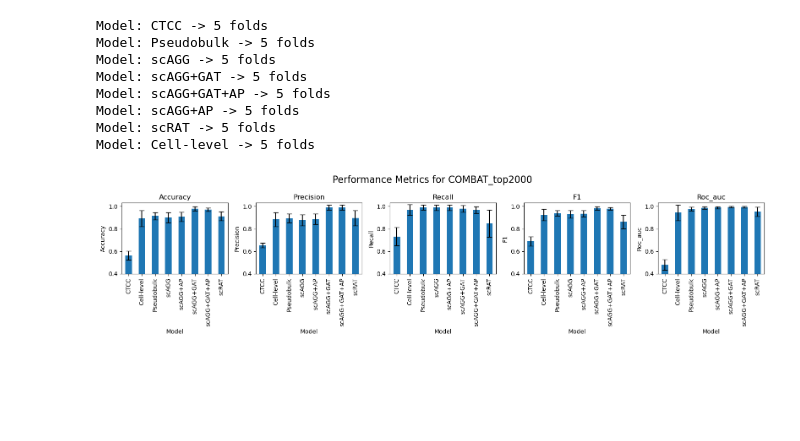
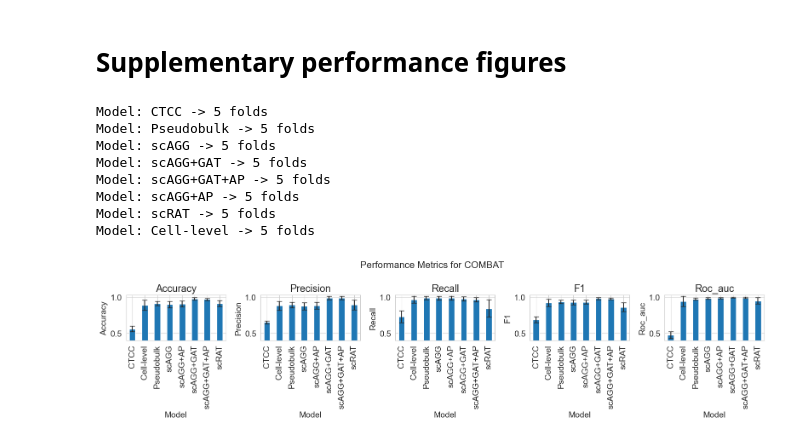
Before and after one commit to timoverlaan/scAGG, a Jupyter notebook: src/analysis/fig_performance.ipynb, the cells around one changed output. Saved outputs shown, nothing was run; the diff lists cells and outputs as text; code cells hidden in the pictures; blank space fills up the shorter version.

Commit message:
Updated performance figure (final edits made in illustrator)

```diff
--- a/src/analysis/fig_performance.ipynb
+++ b/src/analysis/fig_performance.ipynb
@@ -8,3 +1,11 @@ EXPERIMENT = "COMBAT_top2000"
+# %%
+import seaborn as sns
+import numpy as np
+import matplotlib.pyplot as plt
+import pandas as pd
+import json
+
+sns.set_style("whitegrid")
 # %%
 results_1k = pd.DataFrame({
     "Model":    ["Pseudobulk", "CT Prop", "Cell-level", "scAGG", "scAGG+GAT", "scAGG+AP", "scAGG+GAT+AP"],
@@ -98,6 +99,27 @@ scRAT_5k = pd.Series({
     "AUC_std": 0.0850,
 })
 results_5k.loc[results_5k.shape[0]] = scRAT_5k
+
+res_cts = pd.DataFrame({
+    "Celltype": ["All", "Neuronal", "Non-neuronal", "Astrocytes", "Excitatory", "Immune Cells", "Inhibitory", "Oligodendrocytes", "OPCs", "Vasculature"],
+    "Accuracy":      [0.7198, 0.7050, 0.6847, 0.7556, 0.7339, 0.7561, 0.6696, 0.6915, 0.7347, 0.6333],
+    "Accuracy_std":  [0.0678, 0.0762, 0.1405, 0.0822, 0.0831, 0.0958, 0.0841, 0.0957, 0.0643, 0.1130],
+    "Precision":     [0.7291, 0.7566, 0.7152, 0.7867, 0.7436, 0.7853, 0.6878, 0.7344, 0.7511, 0.6927],
+    "Precision_std": [0.0727, 0.1333, 0.1388, 0.0970, 0.0949, 0.0971, 0.0786, 0.1184, 0.0863, 0.1107],
+    "Recall":      [0.8067, 0.7583, 0.7833, 0.7942, 0.8192, 0.7825, 0.7683, 0.7708, 0.8225, 0.6658],
+    "Recall_std":  [0.0718, 0.0792, 0.0753, 0.0501, 0.0529, 0.0750, 0.1035, 0.1067, 0.0900, 0.1531],
+    "F1":       [0.7634, 0.7449, 0.7418, 0.7866, 0.7770, 0.7833, 0.7216, 0.7387, 0.7775, 0.6664],
+    "F1_std":   [0.0568, 0.0495, 0.0979, 0.0613, 0.0656, 0.0840, 0.0717, 0.0675, 0.0464, 0.0980],
+    "AUC":      [0.7862, 0.7750, 0.7689, 0.8437, 0.8056, 0.8364, 0.7580, 0.7605, 0.8100, 0.7048],
+    "AUC_std":  [0.1006, 0.0933, 0.1127, 0.0627, 0.0936, 0.0993, 0.0770, 0.1123, 0.0541, 0.1059],
+    # "Abundance": [6010.26, 3331.91, 2678.35, 403.66, 2400.67, 232.33, 931.24, 1745.88, 246.60, 49.88],
+    # "Abundance_std": [2889.02, 2177.54, 1333.08, 266.73, 1762.21, 138.69, 523.09, 1118.51, 137.05, 39.86],
+    "Abundance": [1.00, 0.53, 0.47, 0.07, 0.38, 0.04, 0.16, 0.31, 0.04, 0.01],
+    "Abundance_std": [0, 0.15, 0.15, 0.03, 0.13, 0.02, 0.05, 0.16, 0.01, 0.01],
+})
+
+res_cts = res_cts.iloc[[0, 1, 4, 6, 2, 3, 5, 7, 8, 9]]
+res_cts.reset_index(inplace=True, drop=True)
 # %%
 def parse_performance_json(exp_name: str):
     with open(f"out/results/{exp_name}.json", "r") as f:
@@ -148,0 +145,5 @@ Model: Cell-level -> 5 folds
+# %%
+palette = sns.color_palette(
+    ['#fc8d62', '#8da0cb', '#ffd92f',  '#e78ac3', '#a6d854', '#e5c494', '#b3b3b3', "#F6A729", '#66c2a5']
+)
+palette
@@ -148,0 +397,2 @@ Model: Cell-level -> 5 folds
+# %% [markdown]
+# Supplementary performance figures
@@ -149,42 +439,40 @@ Model: Cell-level -> 5 folds
 # %%
-import matplotlib.pyplot as plt
-
 # Parse the performance data
-df = parse_performance_json(EXPERIMENT)
+df = parse_performance_json("COMBAT_top2000")
 
 metrics = ["accuracy", "precision", "recall", "f1", "roc_auc"]
 fig, axes = plt.subplots(1, 5, figsize=(16, 4), sharey=False)
 
 for i, metric in enumerate(metrics):
     avg = df.groupby("model")[metric].mean()
     std = df.groupby("model")[metric].std()
     avg.plot(
         kind="bar",
         yerr=std,
         ax=axes[i],
         title=metric.capitalize(),
         capsize=4,
         legend=False
     )
     axes[i].set_ylabel(metric.capitalize())
     axes[i].set_xlabel("Model")
 
     axes[i].set_ylim(0.4, 1.03)  # ???? For COMBAT maybe?
 
-plt.suptitle(f"Performance Metrics for {EXPERIMENT}", fontsize=16)
+plt.suptitle(f"Performance Metrics for COMBAT", fontsize=16)
 plt.tight_layout()
 
 plt.show()
 # %% [output]
 Model: CTCC -> 5 folds
 Model: Pseudobulk -> 5 folds
 Model: scAGG -> 5 folds
 Model: scAGG+GAT -> 5 folds
 Model: scAGG+GAT+AP -> 5 folds
 Model: scAGG+AP -> 5 folds
 Model: scRAT -> 5 folds
 Model: Cell-level -> 5 folds
-[figure, old version]
+[figure, new version]
 # %%
 df = parse_performance_json("stability")
 
```
Also changed, not shown: parts of 14 cells of this notebook, 1 other file.
